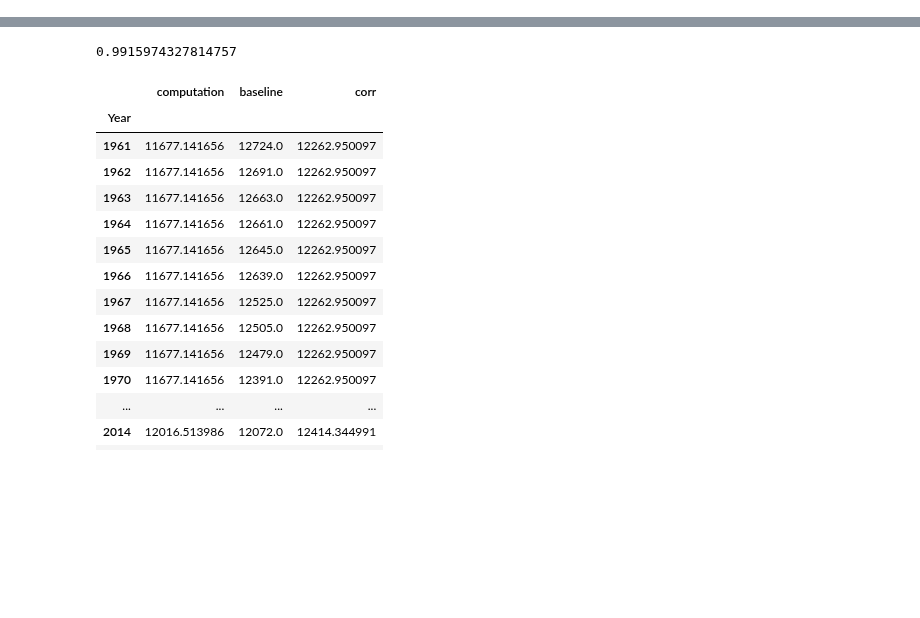
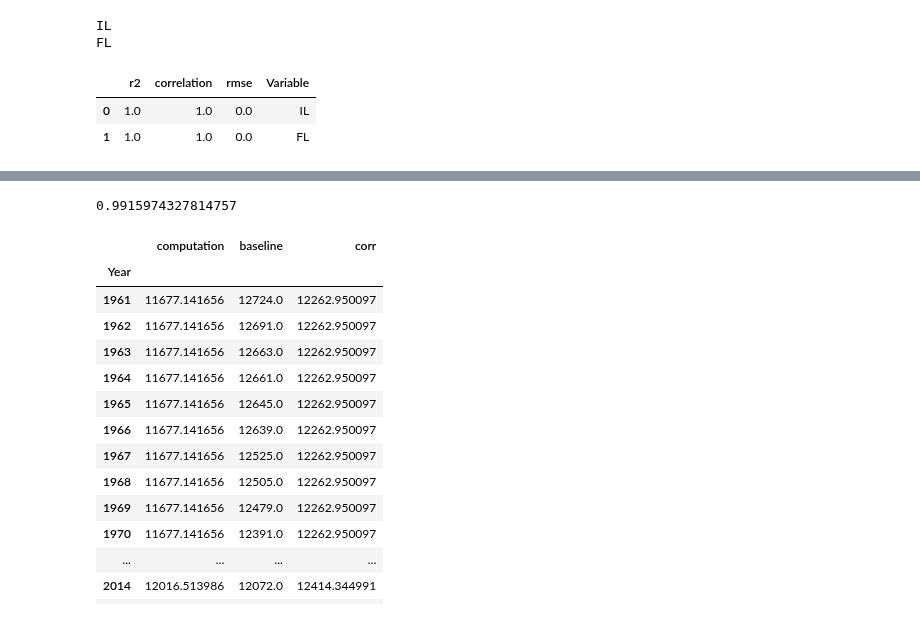
Before and after one commit to simonzabrocki/GraphModels, a Jupyter notebook: BE2_development.ipynb, the cells around one changed output, grey strips where cells are left out. Cells and saved outputs as stored; diff of their text form; code cells hidden in the pictures; blank space fills up the shorter version.

```diff
--- a/BE2_development.ipynb
+++ b/BE2_development.ipynb
@@ -173,7 +116,13 @@ BE2_models['TCLDi_model'].draw()
 # %%
 X, y_true = get_X_y_from_data(BE2_models['IL_FL_model'], ISO_data_dict)
 
-#score_model(BE2_models['IL_FL_model'], X, y_true)
+score_model(BE2_models['IL_FL_model'], X, y_true)
+# %% [output]
+IL
+FL
+|  | r2 | correlation | rmse | Variable |
+| 0 | 1.0 | 1.0 | 0.0 | IL |
+| 1 | 1.0 | 1.0 | 0.0 | FL |
 # %%
 X, y_true = get_X_y_from_data(BE2_models['BE2_model'], ISO_data_dict)
 res = BE2_models['BE2_model'].run(X)
```
Also changed, not shown: parts of 21 cells of this notebook, 46 other files.
